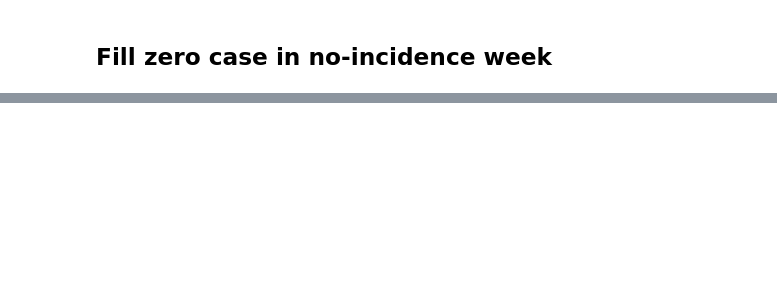
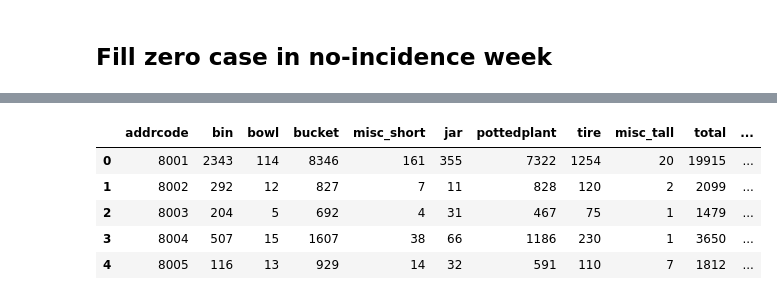
Before and after one commit to boonpakornn/dengue_data_statistic, a Jupyter notebook: Data Statistics.ipynb, the cells around one changed output, grey strips where cells are left out. Cells and saved outputs as stored; diff of their text form; code cells hidden in the pictures; blank space fills up the shorter version.

```diff
--- a/Data Statistics.ipynb
+++ b/Data Statistics.ipynb
@@ -452,0 +793,11 @@ df_df_bangkok_2014_2016_dist = df_df_bangkok_2014_2016_dist.drop('index', axis=1
+# %%
+df_detection = pd.read_csv(os.path.join('Data','Breeding-sites','csv','addrcode-index','detection.csv'))
+df_detection['addrcode'] = df_detection['addrcode'].astype(str)
+df_detection = df_detection.drop('date',axis = 1)
+list = ['102702','102703']
+for i in range(len(list)):
+     df_detection = df_detection[df_detection.addrcode != list[i]]
+# %%
+aggregation_function = {'bin': 'sum', 'bowl': 'sum','bucket': 'sum', 'misc_short': 'sum', 'jar': 'sum', 'pottedplant': 'sum', 'tire': 'sum', 'misc_tall': 'sum', 'total': 'sum'}
+df_detection_dist = df_detection.groupby(df_detection['addrcode'].str[:4]).aggregate(aggregation_function).reset_index()
+df_detection_dist.head()
@@ -452,0 +811,25 @@ df_df_bangkok_2014_2016_dist = df_df_bangkok_2014_2016_dist.drop('index', axis=1
+# %%
+df_detection_bangkok = df_detection_dist.loc[df_detection_dist['addrcode'].str[:2] == '10']
+df_detection_bangkok = df_detection_bangkok.reset_index()
+df_detection_bangkok = df_detection_bangkok.drop('index',axis = 1)
+df_detection_bangkok.to_csv('container_bangkok_dist.csv',encoding = 'utf-8')
+df_detection_krabi = df_detection_dist.loc[df_detection_dist['addrcode'].str[:2] == '81']
+df_detection_krabi = df_detection_krabi.reset_index()
+df_detection_krabi = df_detection_krabi.drop('index',axis = 1)
+df_detection_krabi.to_csv('container_krabi_dist.csv',encoding = 'utf-8')
+df_detection_nst = df_detection_dist.loc[df_detection_dist['addrcode'].str[:2] == '80']
+df_detection_nst = df_detection_nst.reset_index()
+df_detection_nst = df_detection_nst.drop('index',axis = 1)
+df_detection_nst.to_csv('container_NST_dist.csv',encoding = 'utf-8')
+# %%
+## for Bangkok, NST, Krabi
+df_cd = pd.merge(df_detection_nst,df_dist_area, on = 'addrcode', how = 'inner')
+df_cd['area'] = df_cd['area']/10
+df_cd.head()
+# %% [output]
+|  | addrcode | bin | bowl | bucket | misc_short | jar | pottedplant | tire | misc_tall | total | ... |
+| 0 | 8001 | 2343 | 114 | 8346 | 161 | 355 | 7322 | 1254 | 20 | 19915 | ... |
+| 1 | 8002 | 292 | 12 | 827 | 7 | 11 | 828 | 120 | 2 | 2099 | ... |
+| 2 | 8003 | 204 | 5 | 692 | 4 | 31 | 467 | 75 | 1 | 1479 | ... |
+| 3 | 8004 | 507 | 15 | 1607 | 38 | 66 | 1186 | 230 | 1 | 3650 | ... |
+| 4 | 8005 | 116 | 13 | 929 | 14 | 32 | 591 | 110 | 7 | 1812 | ... |
```
Also changed, not shown: parts of 233 cells of this notebook, 27 other files.
